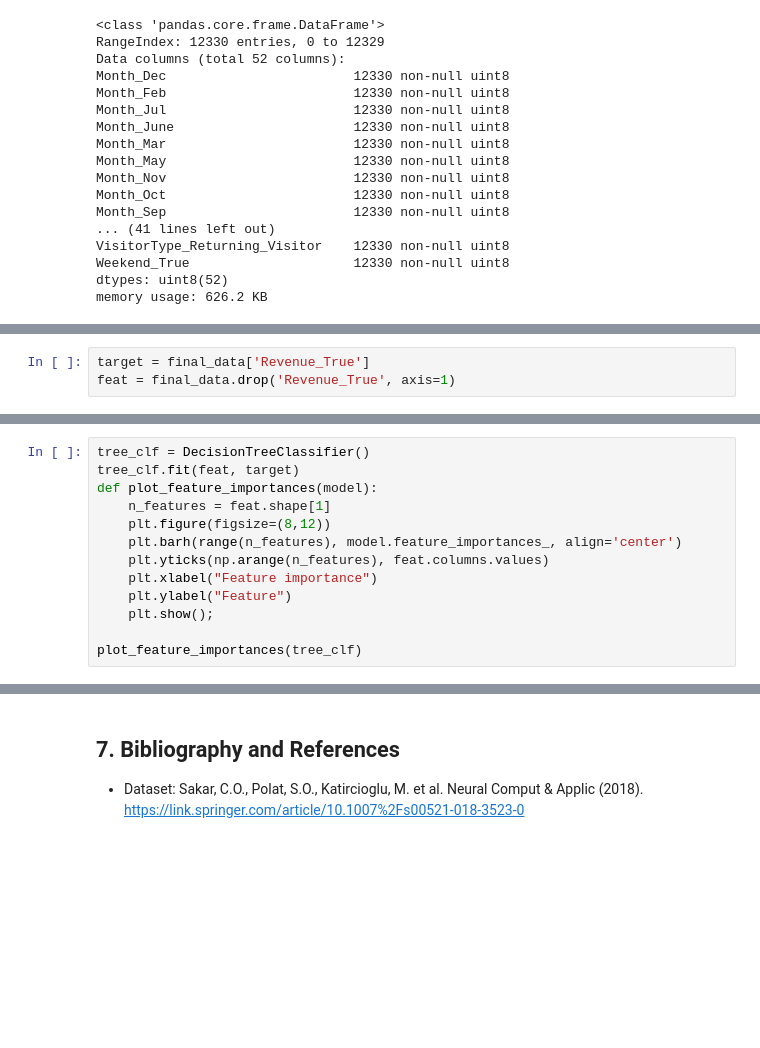
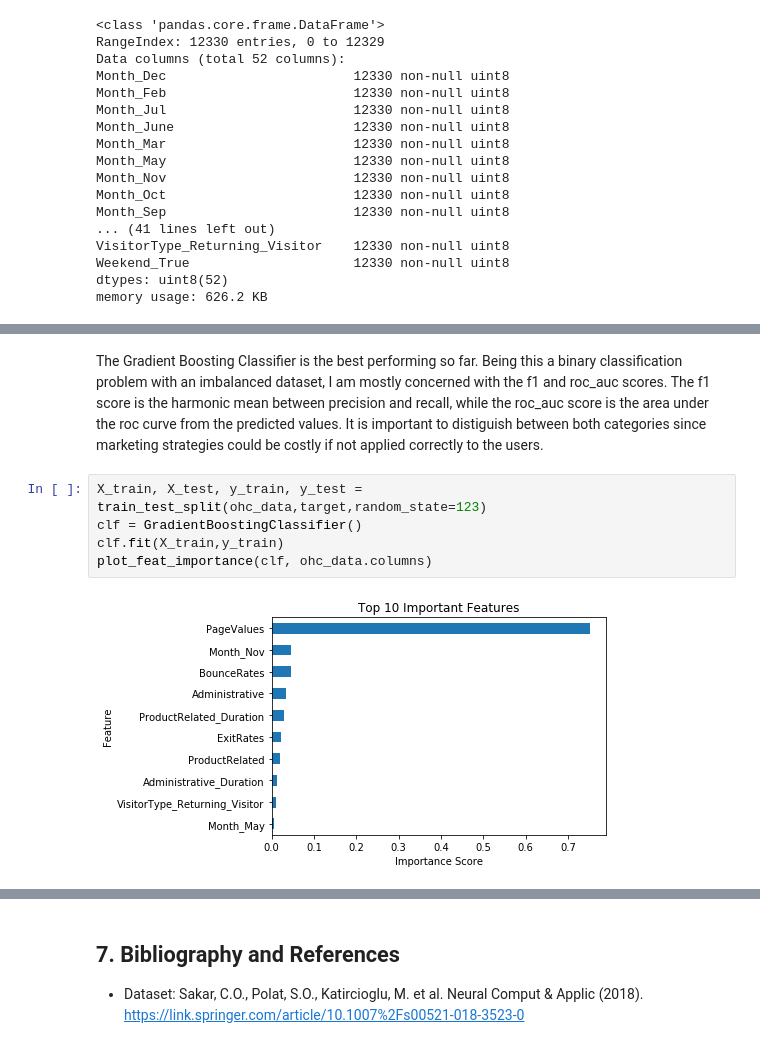
Before and after one commit to a123priya/dsc-mod-5-project-online-ds-pt-021119, a Jupyter notebook: student.ipynb, the cells around one changed output, grey strips where cells are left out. Drawn from its saved outputs; the diff is of its cells as text; blank space fills up the shorter version.

Commit message:
Modelling

```diff
--- a/student.ipynb
+++ b/student.ipynb
@@ -536,3 +661,0 @@ Name: Revenue_True, dtype: float64
-# %%
-target = final_data['Revenue_True']
-feat = final_data.drop('Revenue_True', axis=1)
@@ -554,13 +661,0 @@ X_train, X_test, y_train,y_test =
-# %%
-tree_clf = DecisionTreeClassifier()
-tree_clf.fit(feat, target)
-def plot_feature_importances(model):
-    n_features = feat.shape[1]
-    plt.figure(figsize=(8,12))
-    plt.barh(range(n_features), model.feature_importances_, align='center')
-    plt.yticks(np.arange(n_features), feat.columns.values)
-    plt.xlabel("Feature importance")
-    plt.ylabel("Feature")
-    plt.show();
-
-plot_feature_importances(tree_clf)
@@ -585,0 +673,9 @@ Best pipeline: RandomForestClassifier(LinearSVC(input_matrix, C=1.0, dual=False,
+# %% [markdown]
+The Gradient Boosting Classifier is the best performing so far. Being this a binary classification problem with an imbalanced dataset, I am mostly concerned with the f1 and roc_auc scores. The f1 score is the harmonic mean between precision and recall, while the roc_auc score is the area under the roc curve from the predicted values. It is important to distiguish between both categories since marketing strategies could  be costly if not applied correctly to the users.
+# %%
+X_train, X_test, y_train, y_test = train_test_split(ohc_data,target,random_state=123)
+clf = GradientBoostingClassifier()
+clf.fit(X_train,y_train)
+plot_feat_importance(clf, ohc_data.columns)
+# %% [output]
+[figure, added]
```
Also changed, not shown: parts of 53 cells of this notebook.
